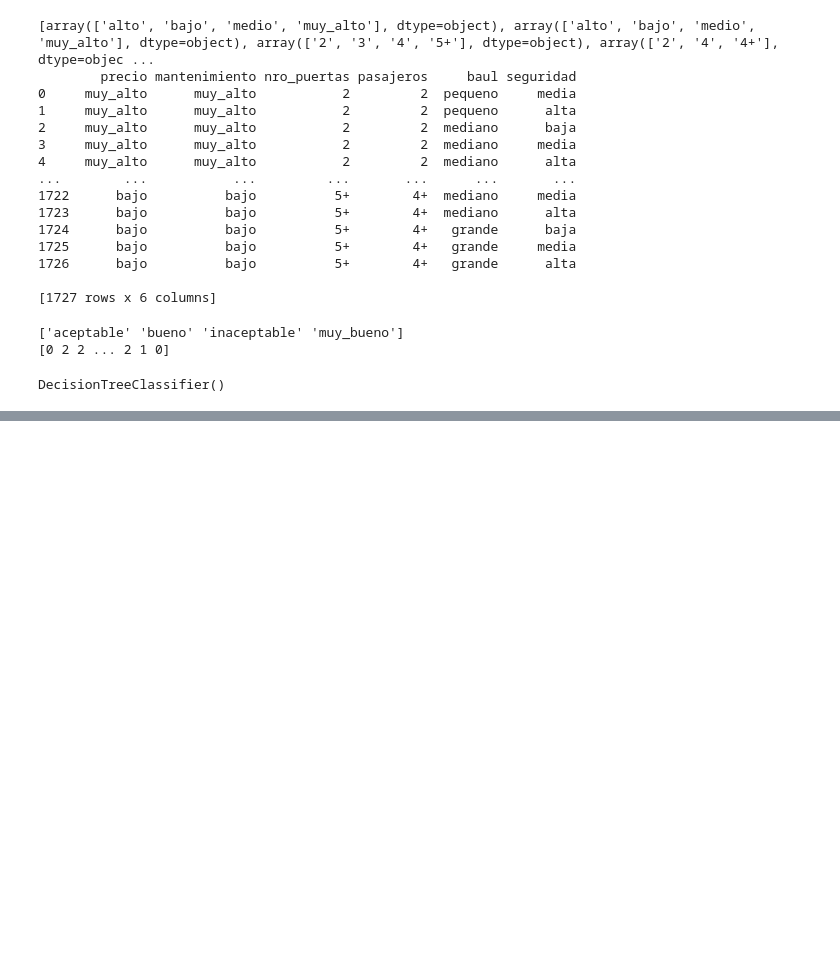
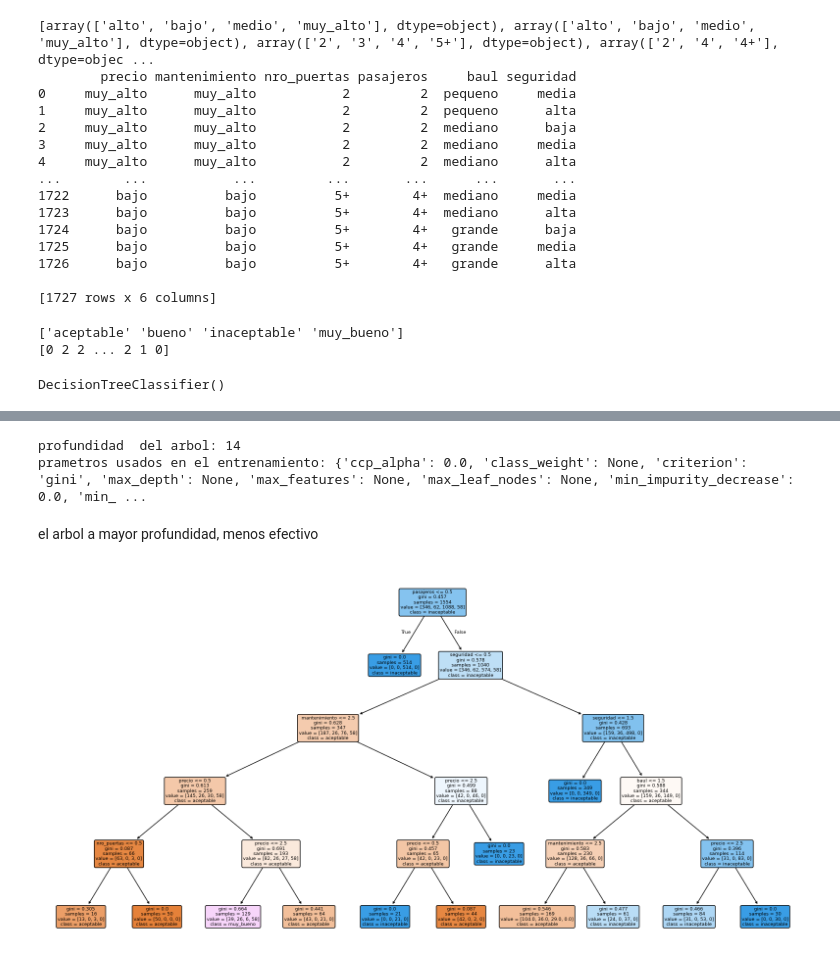
Before and after one commit to omarFlores72/mineria_datos_mike, a Jupyter notebook: vehiculos.ipynb, the cells around one changed output, grey strips where cells are left out. Drawn from its saved outputs; the diff is of its cells as text; code cells hidden in the pictures; blank space fills up the shorter version.

Commit message:
reduccion de arbol a 5 niveles

```diff
--- a/vehiculos.ipynb
+++ b/vehiculos.ipynb
@@ -217,0 +218,19 @@ plt.show()
+# %%
+print(f"profundidad  del arbol: {arbol.get_depth()}")
+print(f'prametros usados en el entrenamiento: {arbol.get_params()}')
+# %% [output]
+profundidad  del arbol: 14
+prametros usados en el entrenamiento: {'ccp_alpha': 0.0, 'class_weight': None, 'criterion': 'gini', 'max_depth': None, 'max_features': None, 'max_leaf_nodes': None, 'min_impurity_decrease': 0.0, 'min_ ...
+# %% [markdown]
+el arbol a mayor profundidad, menos efectivo
+# %%
+#reentrenaf pero con una profundiad maxima de 5
+arbol = DecisionTreeClassifier(max_depth=5, random_state=123)
+arbol.fit(X, Y)
+
+#grafficar el arbol
+plt.figure(figsize=(20,10))
+tree.plot_tree(arbol, feature_names=x_encoder.get_feature_names_out(), class_names=y_encoder.classes_, filled=True, rounded=True)
+plt.show()
+# %% [output]
+[figure, added]
```
Also changed, not shown: parts of 1 cell of this notebook.
